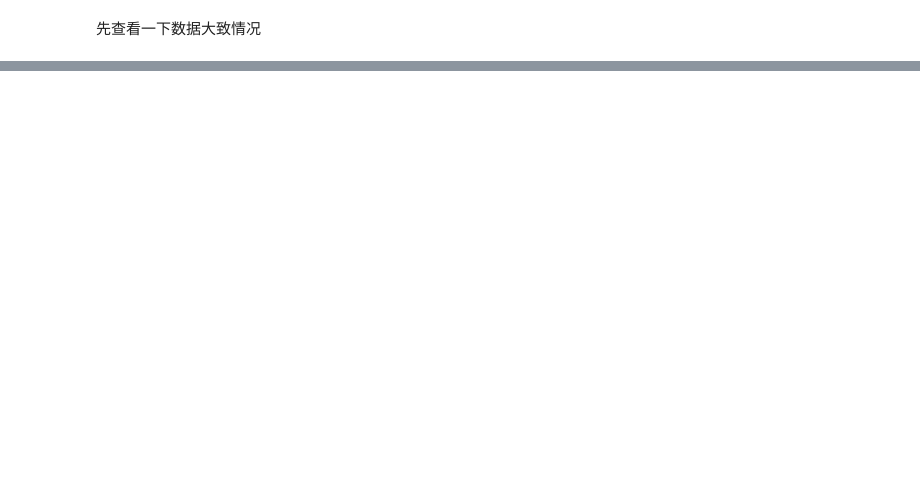
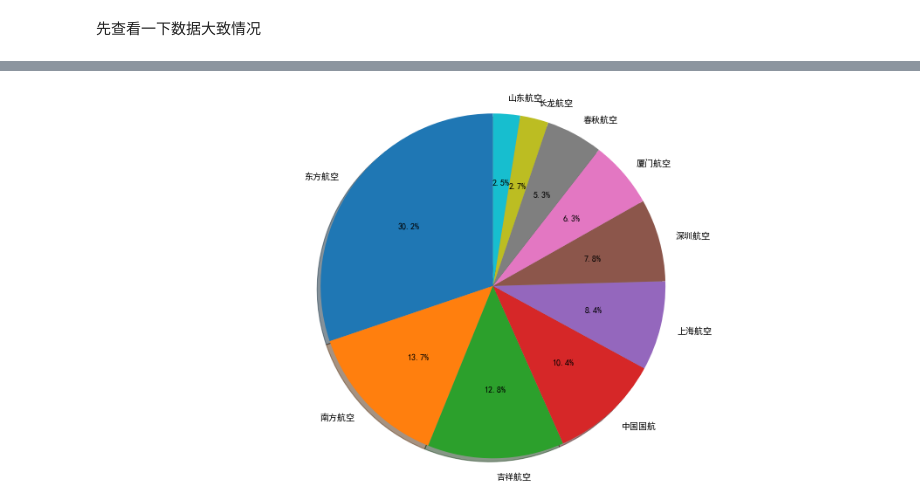
Before and after one commit to HCBPH/crawler, a Jupyter notebook: analyze/airlines_analyze.ipynb, the cells around one changed output, grey strips where cells are left out. Saved outputs shown, nothing was run; the diff lists cells and outputs as text; code cells hidden in the pictures; blank space fills up the shorter version.

```diff
--- a/analyze/airlines_analyze.ipynb
+++ b/analyze/airlines_analyze.ipynb
@@ -219,0 +263,13 @@ tickets.describe(include=np.object)
+# %%
+# 航空公司
+airline = tickets_clean['company_1'].copy(deep=True)
+labels = airline.value_counts().index.values[0:10]
+sizes = airline.value_counts().values[0:10]
+
+fig = plt.figure(figsize=(16, 8))
+plt.pie(sizes, labels=labels, autopct='%1.1f%%', shadow=True, startangle=90)
+plt.axis('equal')  # Equal aspect ratio ensures that pie is drawn as a circle.
+plt.savefig("D:/crawler/pie/pie_airline.png")
+plt.show()
+# %% [output]
+[figure, added]
```
Also changed, not shown: parts of 29 cells of this notebook.
